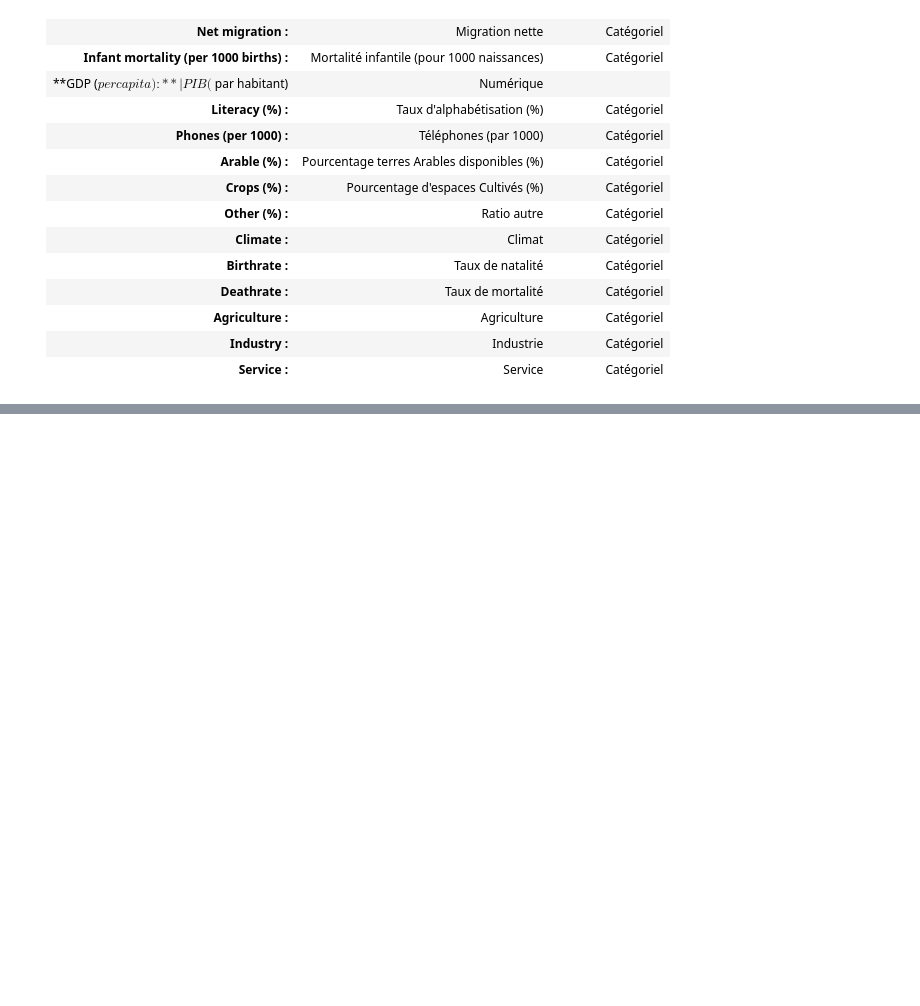
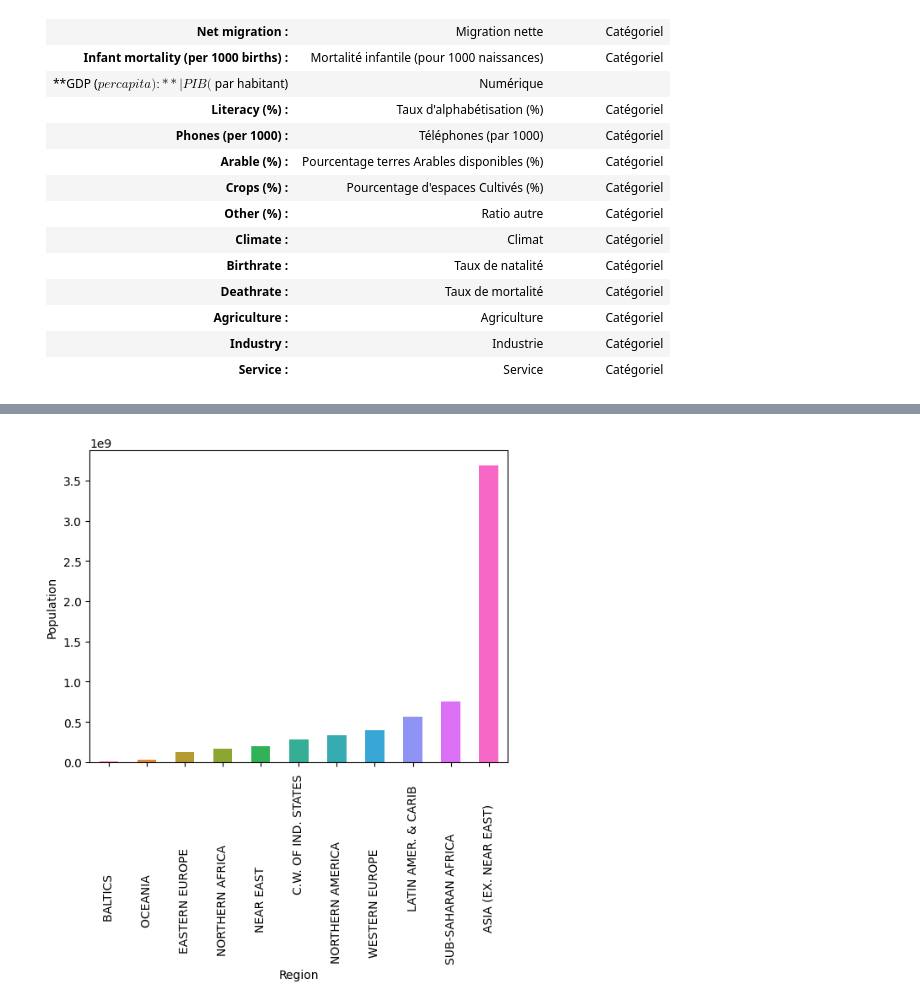
Before and after one commit to guymartial80/Inclusive_Economics_Growth_Determinants, a Jupyter notebook: Measures_Economics.ipynb, the cells around one changed output, grey strips where cells are left out. Cells and saved outputs as stored; diff of their text form; code cells hidden in the pictures; blank space fills up the shorter version.

```diff
--- a/Measures_Economics.ipynb
+++ b/Measures_Economics.ipynb
@@ -77,0 +93,3 @@ DICTIONNAIRE DES DONNEES
+# %%
+data_process = data.copy()
+data_process.head()
@@ -77,0 +103,9 @@ DICTIONNAIRE DES DONNEES
+# %%
+# Liste des colonnes à modifier
+columns_to_modify = data_process.columns.difference(['Country', 'Region', 'Population', 'Area (sq. mi.)'])
+
+# Remplacer les virgules par des points dans les colonnes numériques
+data_process[columns_to_modify] = data_process[columns_to_modify].replace(',', '.', regex=True)
+
+# Convertir les colonnes en types numériques appropriés
+data_process[columns_to_modify] = data_process[columns_to_modify].apply(pd.to_numeric)
@@ -77,0 +272,11 @@ DICTIONNAIRE DES DONNEES
+# %%
+# Calculer la somme des valeurs manquantes pour chaque colonne
+sommes_valeurs_manquantes = data_process.isna().sum()
+
+# Sélectionner les colonnes avec des valeurs manquantes
+colonnes_avec_valeurs_manquantes = sommes_valeurs_manquantes[sommes_valeurs_manquantes != 0].index
+
+# Remplacer les valeurs manquantes par la médiane de chaque colonne avec des valeurs manquantes
+for col in colonnes_avec_valeurs_manquantes:
+    mediane_col = data_process[col].median()
+    data_process[col].fillna(mediane_col, inplace=True)
@@ -77,0 +322,5 @@ DICTIONNAIRE DES DONNEES
+# %%
+# Formater les titres des colonnes
+data_process = data_process.rename(columns=lambda x: x.replace(' ', '_'))   # Remplacer les espaces par des underscores
+
+data_process.isna().sum()
@@ -77,0 +345,4 @@ DICTIONNAIRE DES DONNEES
+# %%
+plot_bar_chart_region(data_process, 'Region', 'Population')
+# %% [output]
+[figure, added]
```
Also changed, not shown: parts of 30 cells of this notebook, 1 other file.
